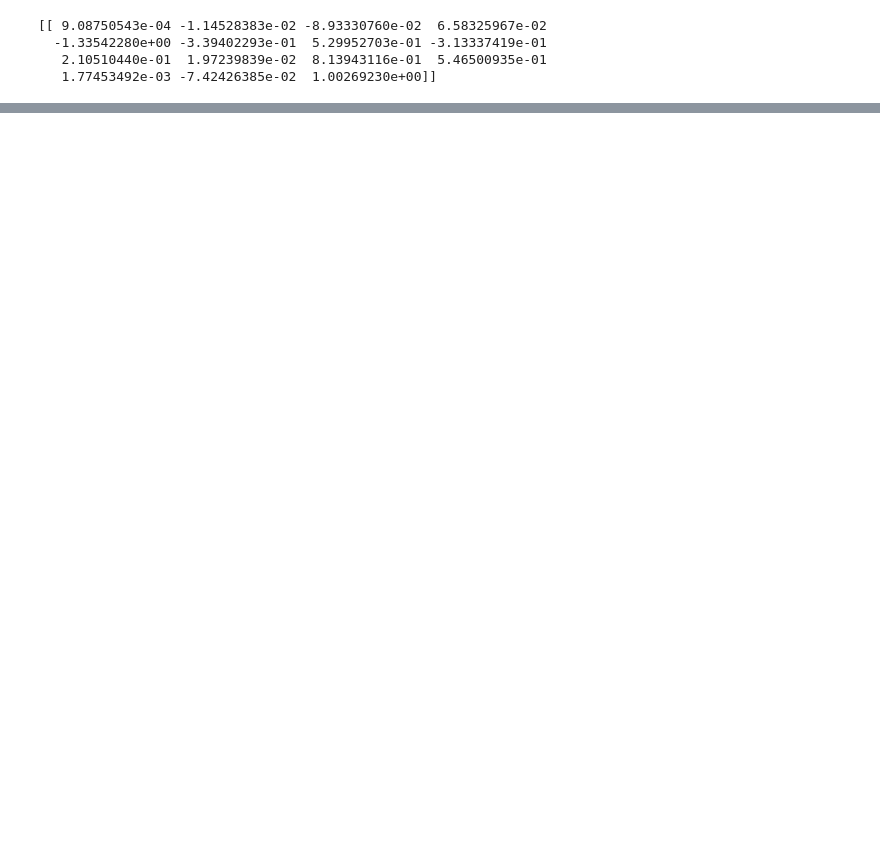
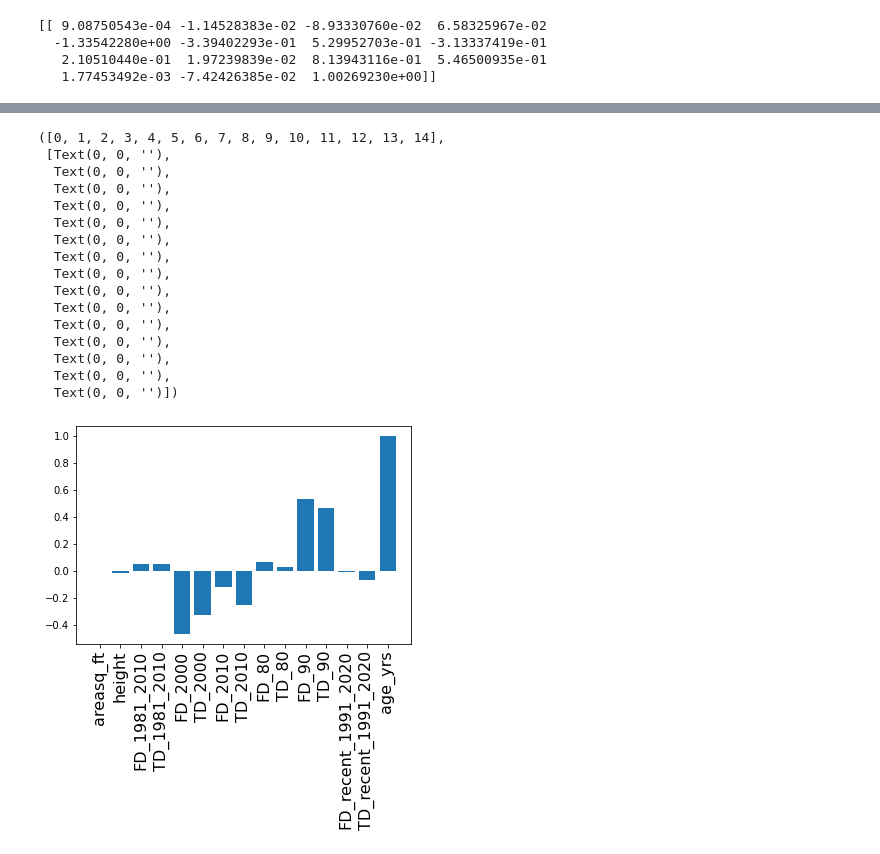
Before and after one commit to Heating-Loads/heating_loads, a Jupyter notebook: notebooks/004-Modelling.ipynb, the cells around one changed output, grey strips where cells are left out. Cells and saved outputs as stored; diff of their text form; code cells hidden in the pictures; blank space fills up the shorter version.

```diff
--- a/notebooks/004-Modelling.ipynb
+++ b/notebooks/004-Modelling.ipynb
@@ -71,3 +206,14 @@ print(y)
 # %%
 # Divide intro training and testing datasets, with a 30-70 ratio
 X_train, X_test, y_train, y_test = train_test_split(X, y, test_size = 0.3, random_state = 1)
+# %%
+# Linear Regression
+
+
+lm = LinearRegression()
+lm.fit(X_train,y_train)
+
+y_pred_lm = lm.predict(X_test) # predicting using train dataset
+
+coeffs = lm.coef_
+print(coeffs)
@@ -74,7 +225,7 @@ X_train, X_test, y_train, y_test = train_test_split(X, y, test_size = 0.3, rando
 # %%
 # Ridge Regression
 
-ridge = Ridge(alpha=1.0)
+ridge = Ridge(alpha= 0.5)
 ridge.fit(X_train, y_train)
 
 y_pred_ridge = ridge.predict(X_test)
@@ -98,3 +249,16 @@ print(coeffs)
   -1.33542280e+00 -3.39402293e-01  5.29952703e-01 -3.13337419e-01
    2.10510440e-01  1.97239839e-02  8.13943116e-01  5.46500935e-01
    1.77453492e-03 -7.42426385e-02  1.00269230e+00]]
+# %%
+# Displaying features with their coefficients from ridge
+
+
+imp_feat = SelectFromModel(ridgeCV, prefit = True, threshold = 0)
+
+imp_index = imp_feat.get_support()
+
+imp_feature_table = pd.DataFrame({'predictors':features_kept, 'coefficients': list(ridge.coef_[0])})[imp_index]
+
+print(f'There are {len(imp_feature_table)} features')
+
+imp_feature_table
@@ -100,0 +283,21 @@ print(coeffs)
+# %%
+plt.bar(imp_feature_table['predictors'], imp_feature_table['coefficients'])
+plt.xticks(rotation=90, fontsize=16)
+# %% [output]
+([0, 1, 2, 3, 4, 5, 6, 7, 8, 9, 10, 11, 12, 13, 14],
+ [Text(0, 0, ''),
+  Text(0, 0, ''),
+  Text(0, 0, ''),
+  Text(0, 0, ''),
+  Text(0, 0, ''),
+  Text(0, 0, ''),
+  Text(0, 0, ''),
+  Text(0, 0, ''),
+  Text(0, 0, ''),
+  Text(0, 0, ''),
+  Text(0, 0, ''),
+  Text(0, 0, ''),
+  Text(0, 0, ''),
+  Text(0, 0, ''),
+  Text(0, 0, '')])
+[figure, added]
```
Also changed, not shown: parts of 20 cells of this notebook, 2 other files.
